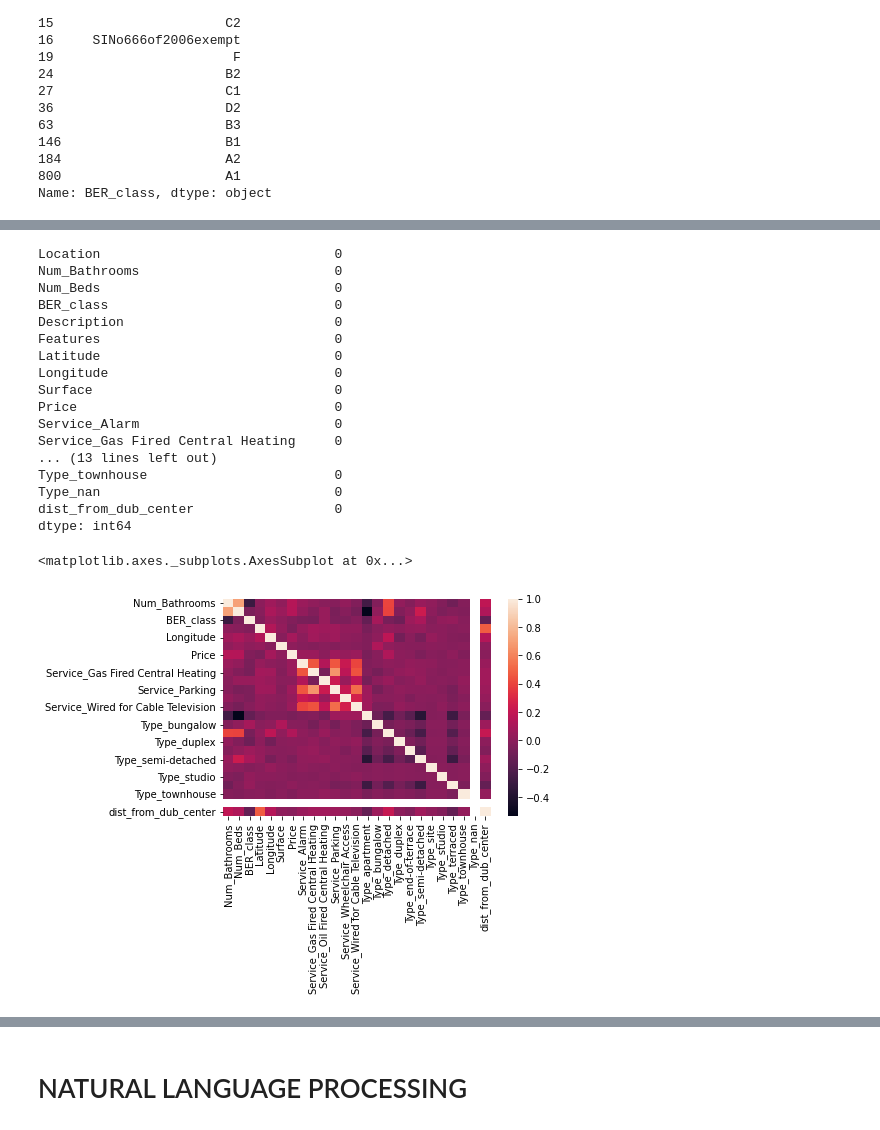
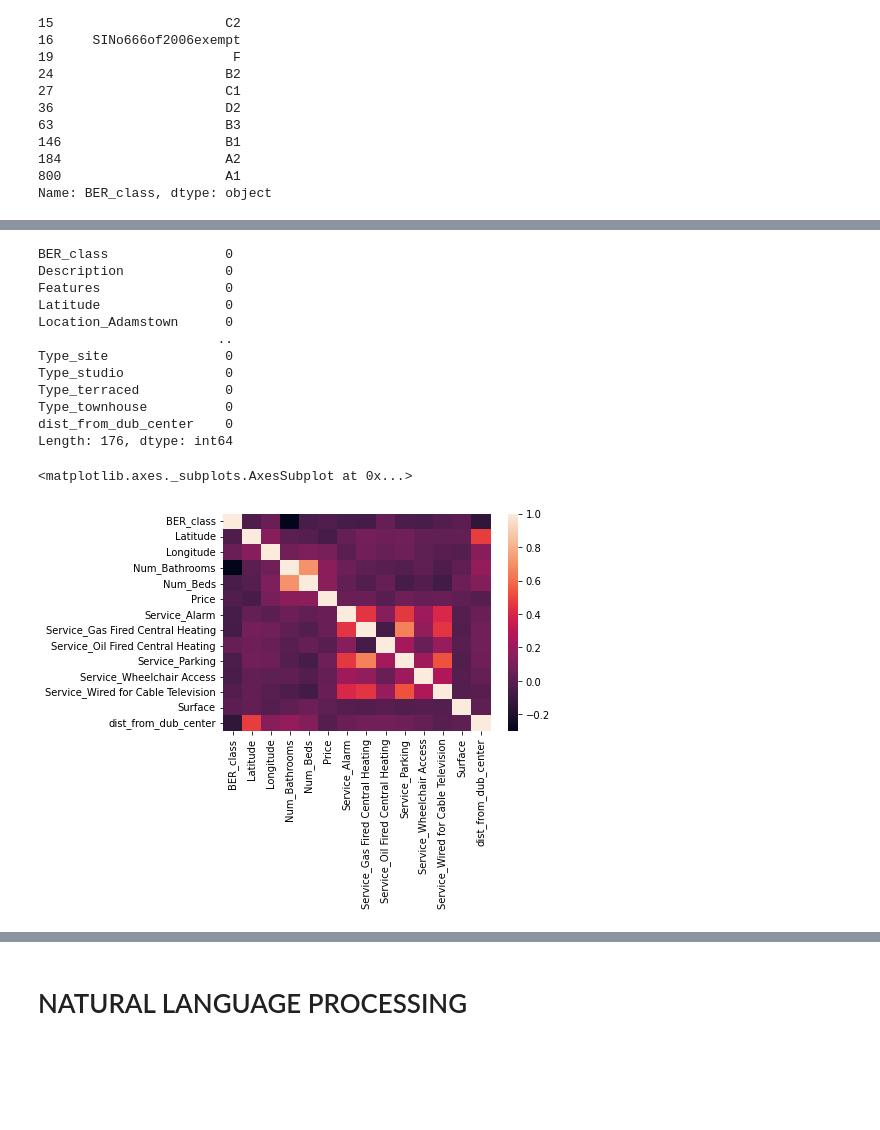
Before and after one commit to tomkeane07/AI-Projects-UL, a Jupyter notebook: semester3/MachineLearningApplications/E3/E3.ipynb, the cells around one changed output, grey strips where cells are left out. Cells and saved outputs as stored; diff of their text form; code cells hidden in the pictures; blank space fills up the shorter version.

```diff
--- a/semester3/MachineLearningApplications/E3/E3.ipynb
+++ b/semester3/MachineLearningApplications/E3/E3.ipynb
@@ -133,6 +133,14 @@ def import_datasets(git_link = 'https://raw.githubusercontent.com/tomkeane07/AI-
       'Test'  : pd.read_csv(git_link+'HousePrice_Test.csv'),
       'Train' : pd.read_csv(git_link+'HousePrice_Train.csv'),
       'true_price'  : pd.read_csv(git_link+'sample_submission.csv')}
+def sort_columns(df):
+  return df.reindex(sorted(df.columns), axis=1)
+
+def hide_one_hot_encoded_cols(df):
+  return df.loc[:, ~df.columns.str.startswith('Location') &
+                      ~df.columns.str.startswith('Type')]
+
+
 try:
   dbs
 except:
@@ -143,5 +151,5 @@ dftrain =  dbs['Train']
 dfcost = dbs['true_price']
 dftest['Price'] = dfcost['Price']
 
-df = dftrain.append(dftest)
+df0 = sort_columns(dftrain.append(dftest))
 # %%
@@ -323,7 +318,7 @@ def remove_locations_outside_Ire(df):
   long0, lat0, long1, lat1 = (-9.97708574059, 51.6693012559, -6.03298539878, 55.1316222195)
   return df.loc[(df['Longitude'] > long0) & (df['Latitude'] > lat0)  & (df['Longitude'] < long1) & (df['Latitude'] < lat1)]
 
-def frame_coordinates_to_dublin_center(df):
+def frame_coordinates_to_dublin_center(df, ):
   print("centering coordinates around dublin city center")
   dublat, dublong = 53.350140, -6.266155
   df['dist_from_dub_center'] = (df.Longitude - dublong)**2 +(df.Latitude - dublat)**2
@@ -331,7 +326,7 @@ def frame_coordinates_to_dublin_center(df):
   df['Longitude'] = df.Longitude - dublong
   return df
 
-def treat_data(df, dropcols = []):
+def treat_data(df, dropcols = [], display_=True):
   # dropping columns listed below
   try:
     df = drop_cols(df, dropcols)
@@ -345,14 +340,21 @@ def treat_data(df, dropcols = []):
   df = sort_Services(df, 'Services')
   df['BER_class'] = df['BER_class'].replace(BER_class_mapper)
   df['BER_class'].fillna(df['BER_class'].mean(), inplace=True)
-  df = onehotencode(df, 'Type', False)
+  for col in ['Type', 'Location']:
+    df = onehotencode(df, col, False)
   df.fillna(0,inplace=True)
   # a couple of extra columns added based on local features.
   df = remove_locations_outside_Ire(df)
   df = frame_coordinates_to_dublin_center(df)
+  df = sort_columns(df)
   try:
     df = df[(df.price > 0)]
   except:
       pass
-  return df
+  if display_:
+    print("\n\ndisplaying data minus one_hot_encoded columns")
+    display(hide_one_hot_encoded_cols(df).tail())
+  X = df.drop("Price", axis = 1)
+  y = df["Price"]
+  return df, X, y
 # %%
@@ -362,5 +364,5 @@ display(df.tail(0))
 # %%
-df = treat_data(df, dropcols)
+df, X, y = treat_data(df0, dropcols)
 # %% [output]
 dropping Index, ID, ...
 extracting Services...
@@ -370,23 +382,18 @@ centering coordinates around dublin city center
 # %%
 print(df.isna().sum())
-display(sns.heatmap(df.corr()))
+display(sns.heatmap(hide_one_hot_encoded_cols(df).corr()))
 # %% [output]
-Location                              0
-Num_Bathrooms                         0
-Num_Beds                              0
-BER_class                             0
-Description                           0
-Features                              0
-Latitude                              0
-Longitude                             0
-Surface                               0
-Price                                 0
-Service_Alarm                         0
-Service_Gas Fired Central Heating     0
-... (13 lines left out)
-Type_townhouse                        0
-Type_nan                              0
-dist_from_dub_center                  0
-dtype: int64
+BER_class               0
+Description             0
+Features                0
+Latitude                0
+Location_Adamstown      0
+                       ..
+Type_site               0
+Type_studio             0
+Type_terraced           0
+Type_townhouse          0
+dist_from_dub_center    0
+Length: 176, dtype: int64
 <matplotlib.axes._subplots.AxesSubplot at 0x...>
-[figure, old version]
+[figure, new version]
```
Also changed, not shown: parts of 35 cells of this notebook.
